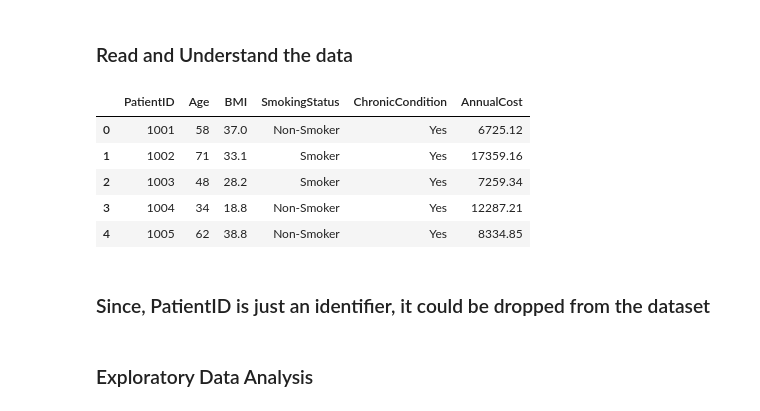
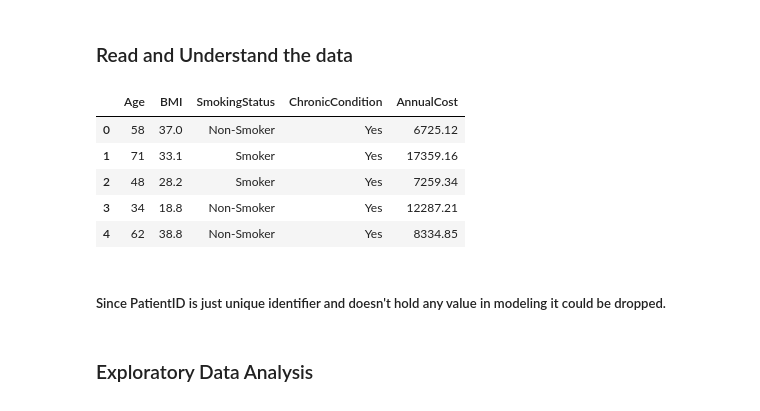
Before and after one commit to sumaaithal/Health_Care_Costs, a Jupyter notebook: notebook.ipynb, the cells around one changed output. Drawn from its saved outputs; the diff is of its cells as text; code cells hidden in the pictures.

```diff
--- a/notebook.ipynb
+++ b/notebook.ipynb
@@ -24,13 +15,15 @@ from sklearn.metrics import root_mean_squared_error, r2_score
 ### Read and Understand the data
 # %%
 costs = pd.read_csv("healthcare_costs.csv")
-costs.head()
+
+costs = costs.drop(['PatientID'],axis=1)
+
+costs_cp = costs.copy()
+costs_cp.head()
 # %% [output]
-|  | PatientID | Age | BMI | SmokingStatus | ChronicCondition | AnnualCost |
-| 0 | 1001 | 58 | 37.0 | Non-Smoker | Yes | 6725.12 |
-| 1 | 1002 | 71 | 33.1 | Smoker | Yes | 17359.16 |
-| 2 | 1003 | 48 | 28.2 | Smoker | Yes | 7259.34 |
-| 3 | 1004 | 34 | 18.8 | Non-Smoker | Yes | 12287.21 |
-| 4 | 1005 | 62 | 38.8 | Non-Smoker | Yes | 8334.85 |
+|  | Age | BMI | SmokingStatus | ChronicCondition | AnnualCost |
+| 0 | 58 | 37.0 | Non-Smoker | Yes | 6725.12 |
+| 1 | 71 | 33.1 | Smoker | Yes | 17359.16 |
+| 2 | 48 | 28.2 | Smoker | Yes | 7259.34 |
+| 3 | 34 | 18.8 | Non-Smoker | Yes | 12287.21 |
+| 4 | 62 | 38.8 | Non-Smoker | Yes | 8334.85 |
-# %% [markdown]
-### Since, PatientID is just an identifier, it could be dropped from the dataset
@@ -39,3 +30,5 @@ costs = costs.drop('PatientID',axis=1)
+# %% [markdown]
+##### Since PatientID is just unique identifier and doesn't hold any value in modeling it could be dropped.
 # %% [markdown]
 ### Exploratory Data Analysis
 # %%
```
Also changed, not shown: parts of 83 cells of this notebook, 2 other files.
